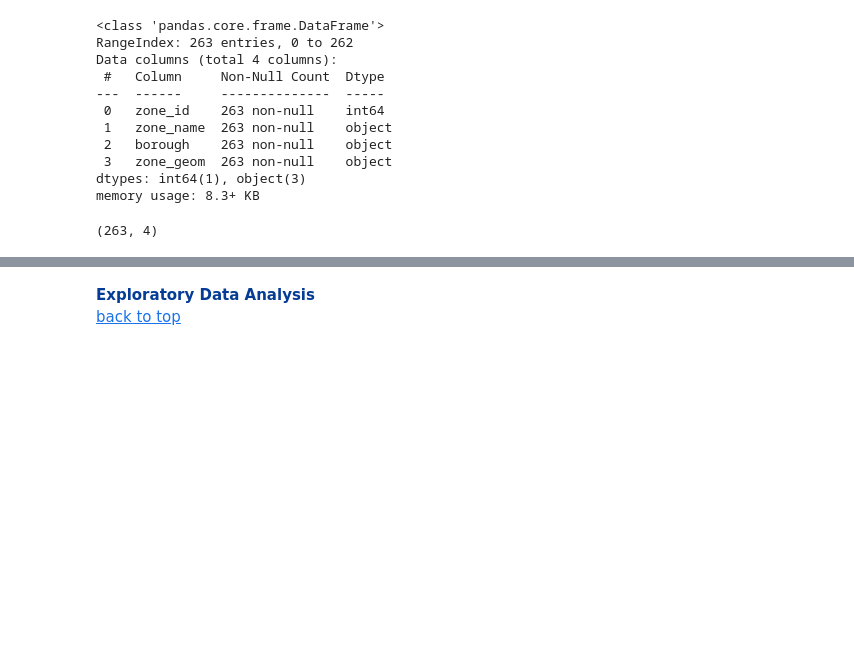
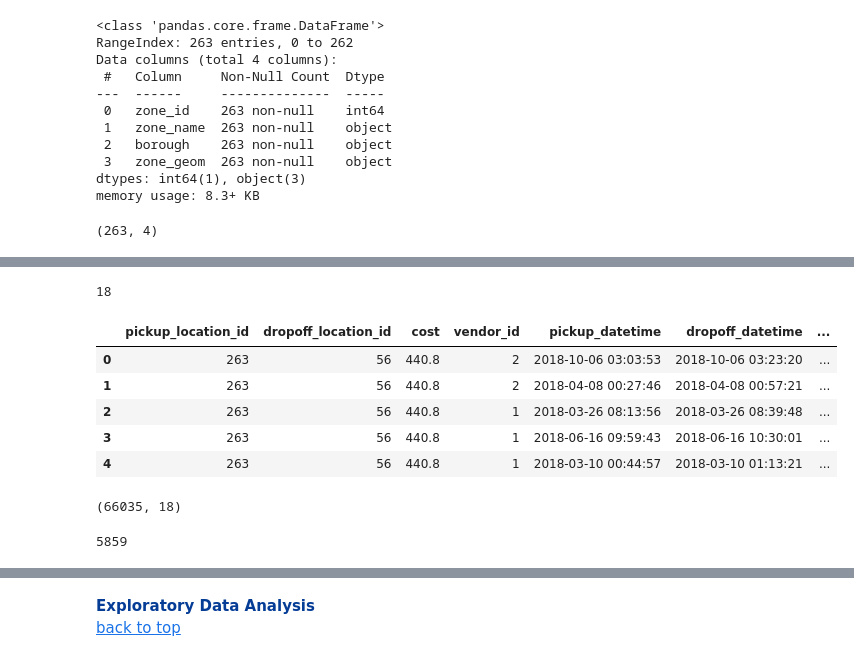
Before and after one commit to omar-kabeer/UrbanFlow-Prediction-DLT, a Jupyter notebook: notebooks/dataset_analysis.ipynb, the cells around one changed output, grey strips where cells are left out. Cells and saved outputs as stored; diff of their text form; code cells hidden in the pictures; blank space fills up the shorter version.

```diff
--- a/notebooks/dataset_analysis.ipynb
+++ b/notebooks/dataset_analysis.ipynb
@@ -106,3 +129,5 @@ dtypes: float64(1), int64(2)
 memory usage: 20.4 KB
 None
 (866, 3)
+# %%
+pems07['cost'] = pems07['cost'] * 200
@@ -184,0 +246,2 @@ memory usage: 8.3+ KB
+# %%
+pems = combine_dataframes([pems04, pems07, pems08])
@@ -184,0 +257,25 @@ memory usage: 8.3+ KB
+# %%
+pems.duplicated().sum()
+# %% [output]
+18
+# %%
+# Renaming the columns
+pems.rename(columns={'from': 'pickup_location_id', 'to': 'dropoff_location_id'}, inplace=True)
+# %%
+df = pd.merge(pems, taxi_trips, on=['pickup_location_id', 'dropoff_location_id'], how='inner')
+df.head()
+# %% [output]
+|  | pickup_location_id | dropoff_location_id | cost | vendor_id | pickup_datetime | dropoff_datetime | ... |
+| 0 | 263 | 56 | 440.8 | 2 | 2018-10-06 03:03:53 | 2018-10-06 03:23:20 | ... |
+| 1 | 263 | 56 | 440.8 | 2 | 2018-04-08 00:27:46 | 2018-04-08 00:57:21 | ... |
+| 2 | 263 | 56 | 440.8 | 1 | 2018-03-26 08:13:56 | 2018-03-26 08:39:48 | ... |
+| 3 | 263 | 56 | 440.8 | 1 | 2018-06-16 09:59:43 | 2018-06-16 10:30:01 | ... |
+| 4 | 263 | 56 | 440.8 | 1 | 2018-03-10 00:44:57 | 2018-03-10 01:13:21 | ... |
+# %%
+df.shape
+# %% [output]
+(66035, 18)
+# %%
+df.duplicated().sum()
+# %% [output]
+5859
```
Also changed, not shown: parts of 21 cells of this notebook, 1 other file.
